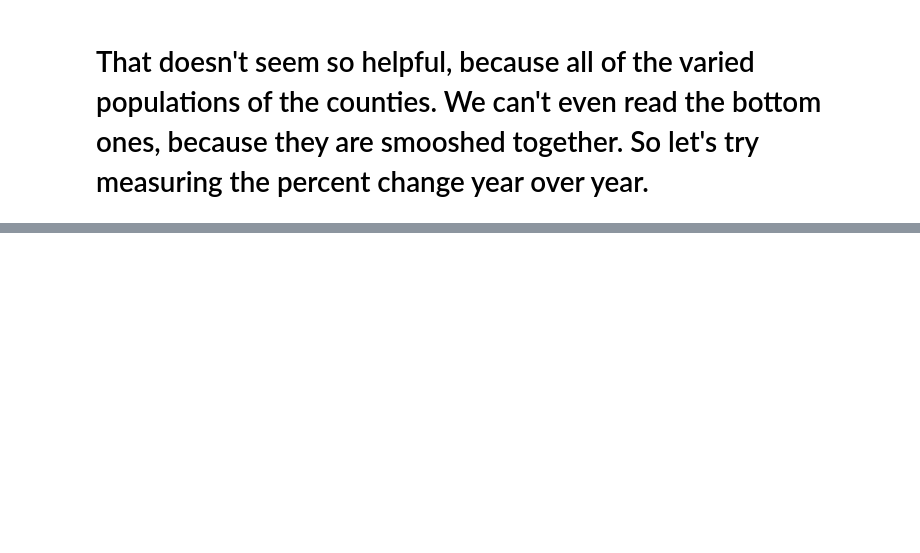
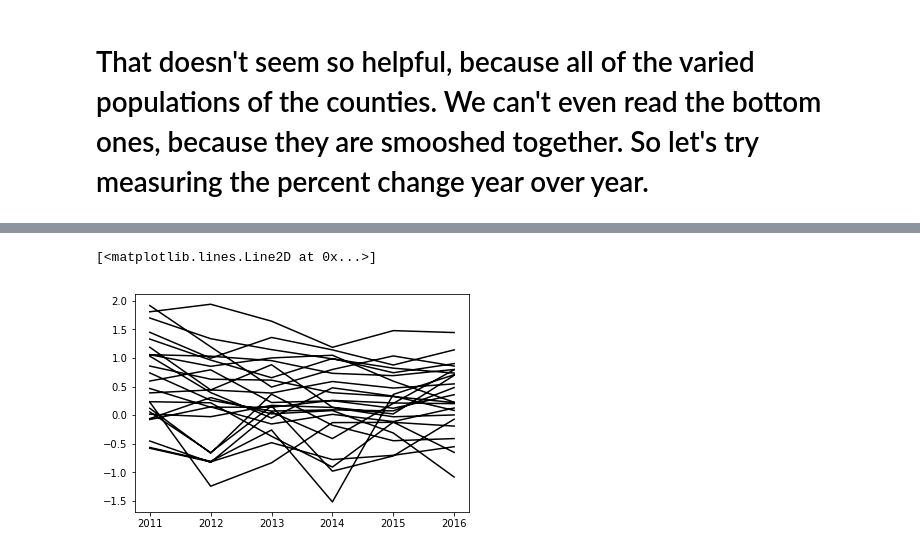
Before and after one commit to jrw5/Maryland_Census_Data, a Jupyter notebook: MD_County_Growth.ipynb, the cells around one changed output, grey strips where cells are left out. Cells and saved outputs as stored; diff of their text form; code cells hidden in the pictures; blank space fills up the shorter version.

```diff
--- a/MD_County_Growth.ipynb
+++ b/MD_County_Growth.ipynb
@@ -105,22 +107,25 @@ sb.lmplot(x = 'YEAR', y = 'TOT_POP', hue = 'CTYNAME', data = df)
 # %%
 #Create a new column
 temp_YEAR = None
-
+dummy = df[['YEAR', 'TOT_POP']].copy()
+dummy = dummy['TOT_POP'].shift(1)
 #initiate temporary row with the last row in the column
 temp_row= df.iloc[1].copy()
 #On the off chance that we only have one column in the dataframe, or if the last county happens to match the first, reset it to None
 temp_row['CTYNAME'] = None
 
-#Initialize the percent change and total change columns
+df['TOT_CHNG'] = df['TOT_POP'].copy() - dummy
 
-"""df['PER_CHNG'] = None
-df['TOT_CHNG'] = None
+year_min = np.min(df['YEAR'])
+year_max = np.max(df['YEAR'])
+
+
+df['PER_CHNG'] = 100 * df['TOT_CHNG'].div(df['TOT_POP'].shift(1), axis = 0)
 
 for col, row in df.iterrows():
-    #This should never start as True, since we set the initial county name to None
-    if temp_row['CTYNAME'] == row['CTYNAME']:
-         = row['TOT_POP'] - temp_row['TOT_POP']
+    if df.loc[col]['YEAR'] == year_min:
+        df.set_value(col, 'TOT_CHNG', 'NaN')
+        df.set_value(col, 'PER_CHNG', 'NaN')
 
-        print(row['YEAR'])
-    temp_row = row
-df['PER_CHNG']"""
+
+#Initialize the percent change and total change columns
@@ -128,0 +143,5 @@ df['PER_CHNG']"""
+# %%
+plt.plot(df['YEAR'], df['PER_CHNG'], color = '#000000')
+# %% [output]
+[<matplotlib.lines.Line2D at 0x...>]
+[figure, added]
```
Also changed, not shown: parts of 6 cells of this notebook.
